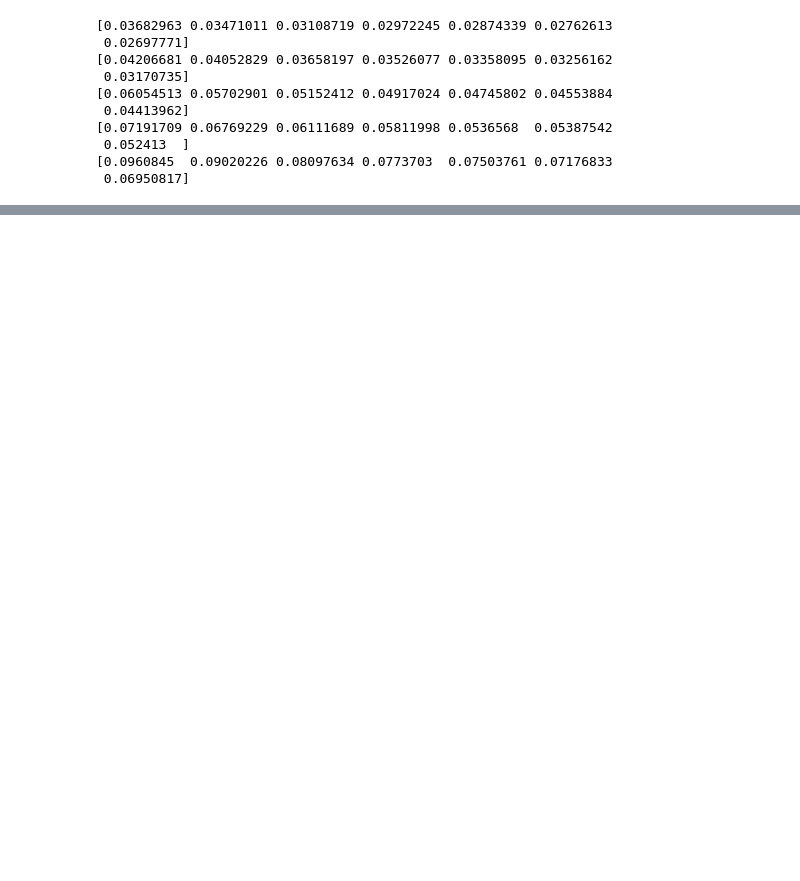
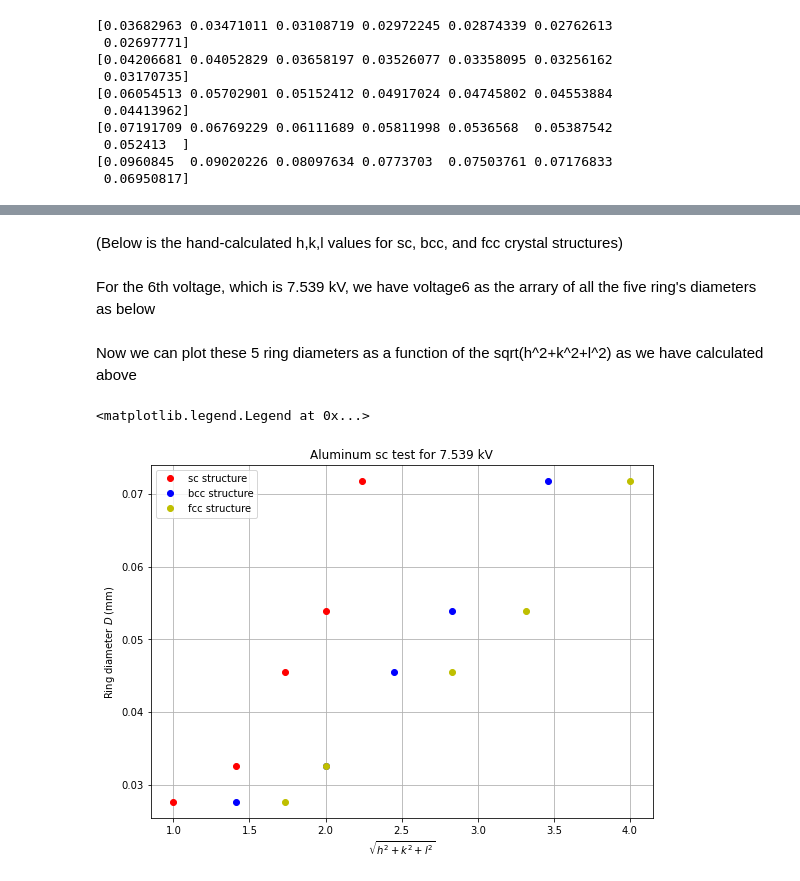
Before and after one commit to ahserhan/CMX, a Jupyter notebook: electron-diffraction.ipynb, the cells around one changed output, grey strips where cells are left out. Cells and saved outputs as stored; diff of their text form; code cells hidden in the pictures; blank space fills up the shorter version.

```diff
--- a/electron-diffraction.ipynb
+++ b/electron-diffraction.ipynb
@@ -86,0 +115,25 @@ print(ring5)
+# %% [markdown]
+(Below is the hand-calculated h,k,l values for sc, bcc, and fcc crystal structures)
+# %%
+x_sc = np.array([1,np.sqrt(2),np.sqrt(3),2,np.sqrt(5)])
+x_bcc = np.array([np.sqrt(2),2,np.sqrt(6),np.sqrt(8),np.sqrt(12)])
+x_fcc = np.array([np.sqrt(3),2,np.sqrt(8),np.sqrt(11),np.sqrt(16)])
+# %% [markdown]
+For the 6th voltage, which is 7.539 kV, we have voltage6 as the arrary of all the five ring's diameters as below
+# %%
+voltage6 = np.array([ring1[5],ring2[5],ring3[5],ring4[5],ring5[5]])
+# %% [markdown]
+Now we can plot these 5 ring diameters as a function of the sqrt(h^2+k^2+l^2) as we have calculated above
+# %%
+plt.figure(figsize=(9,6.5))
+plt.grid()
+plt.title('Aluminum sc test for 7.539 kV')
+plt.ylabel(r'Ring diameter $D$ (mm)')
+plt.xlabel(r'$\sqrt{h^2+k^2+l^2}$')
+plt.plot(x_sc,voltage6,'or',label='sc structure')
+plt.plot(x_bcc,voltage6,'ob',label='bcc structure')
+plt.plot(x_fcc,voltage6,'oy',label='fcc structure')
+plt.legend()
+# %% [output]
+<matplotlib.legend.Legend at 0x...>
+[figure, added]
```
Also changed, not shown: parts of 19 cells of this notebook.
